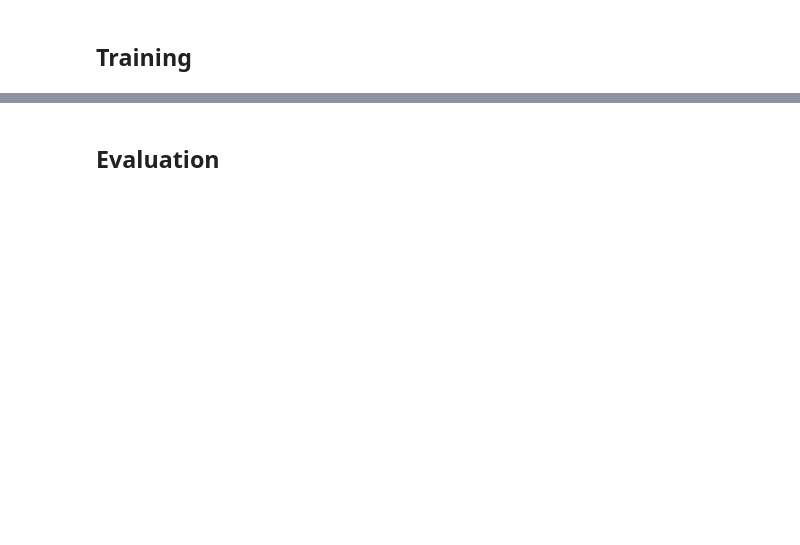
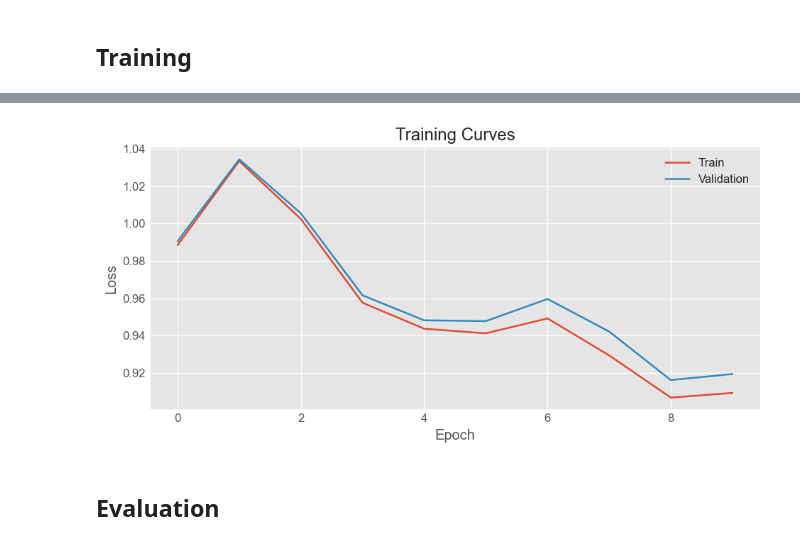
Before and after one commit to Defogh/AppML_FinalProject, a Jupyter notebook: root/workspace/elias_sandbox/chess_elo_notebook_v4.ipynb, the cells around one changed output, grey strips where cells are left out. Cells and saved outputs as stored; diff of their text form; code cells hidden in the pictures; blank space fills up the shorter version.

```diff
--- a/root/workspace/elias_sandbox/chess_elo_notebook_v4.ipynb
+++ b/root/workspace/elias_sandbox/chess_elo_notebook_v4.ipynb
@@ -844,37 +1066,43 @@ print(f'Model built — {n_params:,} trainable parameters')
 # %% [markdown]
 ## Training
 # %%
-if os.path.exists(f'chess_elo_v4_{MAX_GAMES:.0e}.pth'):
-    print(f'Checkpoint found — skipping training. Delete the .pth file to retrain.')
-    raise SystemExit
+# if os.path.exists(f'chess_elo_v4_{MAX_GAMES:.0e}.pth'):
+#     print(f'Checkpoint found — skipping training. Delete the .pth file to retrain.')
+#     raise SystemExit
+
+# ── apply best hyperparameters from HPO if the search was run ─────────────────
+if 'study' in globals():
+    best = study.best_params
+    LR           = best['lr']
+    DROPOUT      = best['dropout']
+    HIDDEN_DIM   = best['hidden_dim']
+    EMBED_DIM    = best['embed_dim']
+    BATCH_SIZE   = best['batch_size']
+    WEIGHT_DECAY = best['weight_decay']
+    print('Using HPO parameters:')
+    for k, v in best.items():
+        print(f'  {k:<15s} = {v}')
+else:
+    print('HPO cell was not run — using config parameters')
+
+# rebuild model with final parameters (may differ from HPO trial models)
+n_bins_out = N_BINS if USE_DIST_TARGET else 1
+model = build_model(
+    n_vocab    = vocab_size(),
+    n_static   = total_static_dim,
+    embed_dim  = EMBED_DIM,
+    hidden_dim = HIDDEN_DIM,
+    dropout    = DROPOUT,
+    use_seq    = USE_SEQUENTIAL,
+    n_bins     = n_bins_out,
+).to(device)
+n_params = sum(p.numel() for p in model.parameters() if p.requires_grad)
+print(f'Model rebuilt — {n_params:,} trainable parameters')
 
 optimizer  = torch.optim.AdamW(model.parameters(), lr=LR, weight_decay=WEIGHT_DECAY)
 scheduler  = torch.optim.lr_scheduler.CosineAnnealingLR(optimizer, T_max=NUM_EPOCHS, eta_min=LR*0.05)
 amp_scaler = torch.cuda.amp.GradScaler(enabled=USE_AMP)
 
-kl_loss    = nn.KLDivLoss(reduction='batchmean')
-huber_loss = nn.HuberLoss(delta=150.)
-
-def compute_loss(white_pred, black_pred, batch):
-    if USE_DIST_TARGET:
-        white_log = torch.log(white_pred.clamp(min=1e-9))
-        black_log = torch.log(black_pred.clamp(min=1e-9))
-        return (kl_loss(white_log, batch['white_tgt'].to(device)) +
-                kl_loss(black_log, batch['black_tgt'].to(device)))
-    else:
-        raw = batch['raw_elo'].to(device)
-        return (huber_loss(white_pred.squeeze(-1), raw[:, 0]) +
-                huber_loss(black_pred.squeeze(-1), raw[:, 1]))
-
-
-def preds_to_elo(white_pred, black_pred):
-    """Convert model outputs to Elo point estimates."""
-    if USE_DIST_TARGET:
-        return (model.probs_to_elo(white_pred).detach().cpu().numpy(),
-                model.probs_to_elo(black_pred).detach().cpu().numpy())
-    else:
-        return (white_pred.squeeze(-1).detach().cpu().numpy(),
-                black_pred.squeeze(-1).detach().cpu().numpy())
 
 
 model_path   = f'chess_elo_v4_{MAX_GAMES:.0e}.pth'
@@ -911,6 +1139,23 @@ for epoch in range(NUM_EPOCHS):
 
     train_losses.append(running_loss / max(n_batches, 1))
     scheduler.step()
+
+    # re-evaluate train loss fairly (no dropout, no weighted sampling)
+    model.eval()
+    fair_train_loss, n = 0., 0
+    with torch.no_grad():
+        for batch in DataLoader(
+            torch.utils.data.Subset(train_ds, range(min(10000, len(train_ds)))),
+            batch_size=BATCH_SIZE, shuffle=False, collate_fn=collate_games):
+            moves  = batch['moves'].to(device)
+            clocks = batch['clocks'].to(device)
+            turns  = batch['turns'].to(device)
+            mask   = batch['mask'].to(device)
+            static = batch['static'].to(device)
+            wp, bp, _ = model(moves, clocks, turns, mask, static)
+            fair_train_loss += compute_loss(wp, bp, batch).item()
+            n += 1
+    train_losses[-1] = fair_train_loss / max(n, 1)
 
     # validation pass
     model.eval()
@@ -975,3 +1220,4 @@ ax.set_xlabel('Epoch'); ax.set_ylabel('Loss')
 ax.set_title('Training Curves')
 ax.legend()
 plt.tight_layout(); plt.show()
+# %% [output]
@@ -978,3 +1242,4 @@ plt.tight_layout(); plt.show()
+[figure, added]
 # %% [markdown]
 ## Evaluation
 # %%
```
Also changed, not shown: parts of 24 cells of this notebook, 6 other files.
